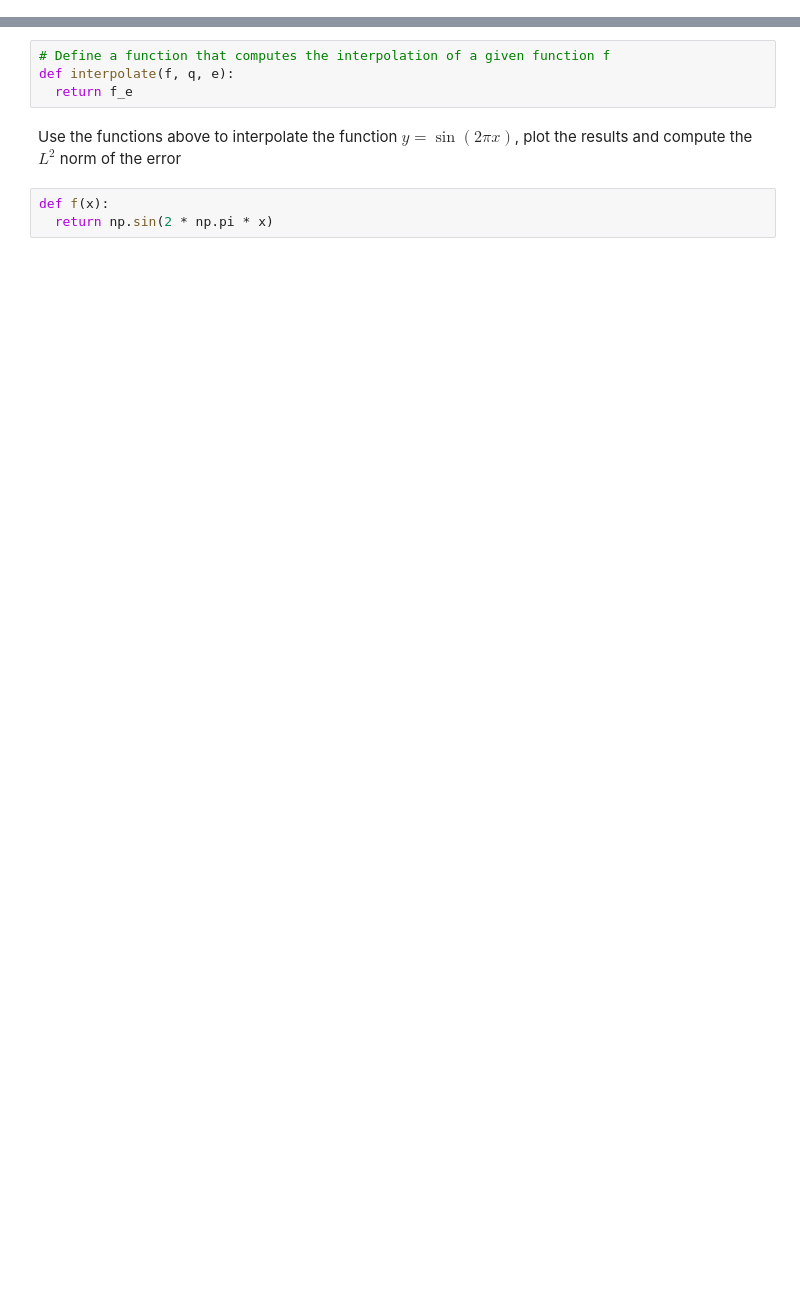
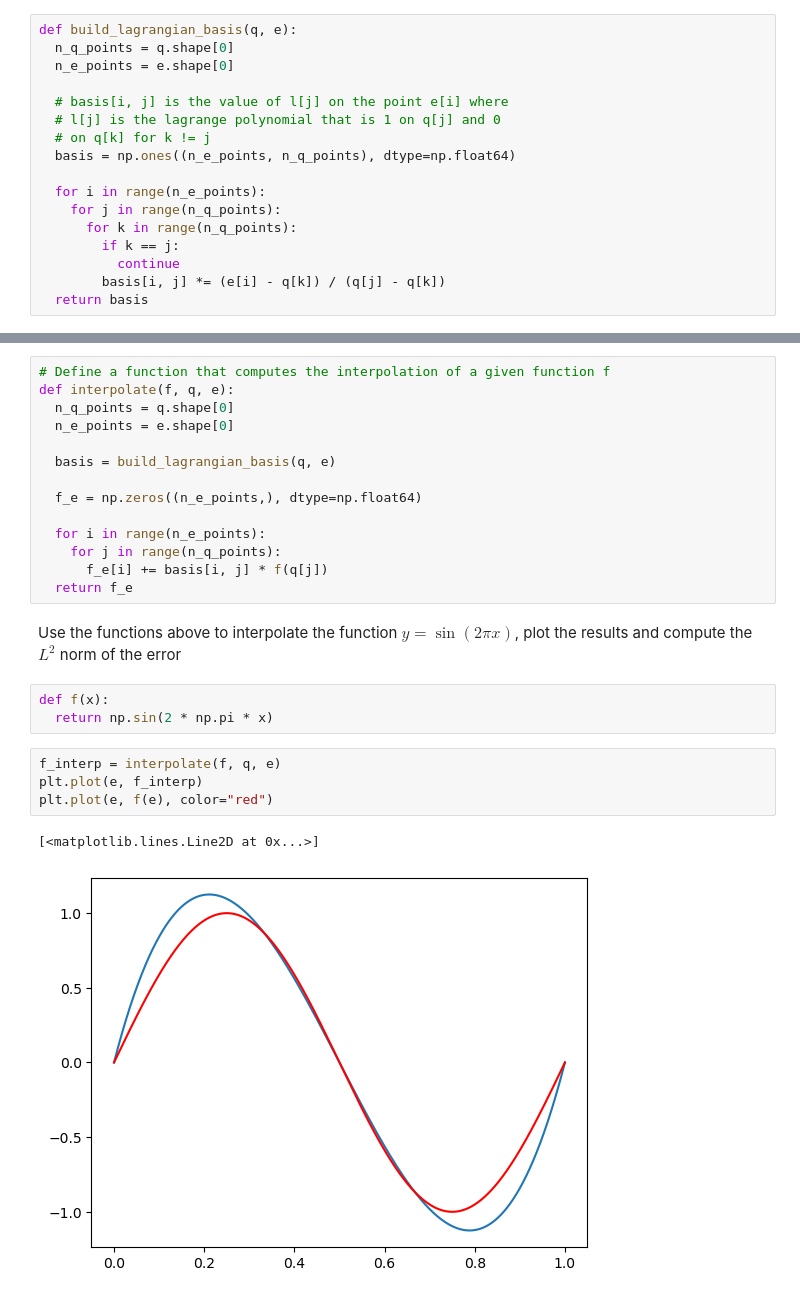
Before and after one commit to giovastabile/analisi_numerica, a Jupyter notebook: notebooks/04_polynomial_interpolation.ipynb, the cells around one changed output, grey strips where cells are left out. Drawn from its saved outputs; the diff is of its cells as text; blank space fills up the shorter version.

```diff
--- a/notebooks/04_polynomial_interpolation.ipynb
+++ b/notebooks/04_polynomial_interpolation.ipynb
@@ -57,3 +52,20 @@ def build_lagrangian_basis(q, e):
+# %%
+def build_lagrangian_basis(q, e):
+  n_q_points = q.shape[0]
+  n_e_points = e.shape[0]
+
+  # basis[i, j] is the value of l[j] on the point e[i] where
+  # l[j] is the lagrange polynomial that is 1 on q[j] and 0
+  # on q[k] for k != j
+  basis = np.ones((n_e_points, n_q_points), dtype=np.float64)
+
+  for i in range(n_e_points):
+    for j in range(n_q_points):
+      for k in range(n_q_points):
+        if k == j:
+          continue
+        basis[i, j] *= (e[i] - q[k]) / (q[j] - q[k])
+  return basis
 # %%
 # Plot the Computed basis functions in the case
 e = np.linspace(0, 1, 100)
@@ -64,9 +82,26 @@ plt.plot(e, basis)
 # %%
 # Define a function that computes the interpolation of a given function f
 def interpolate(f, q, e):
+  n_q_points = q.shape[0]
+  n_e_points = e.shape[0]
+
+  basis = build_lagrangian_basis(q, e)
+
+  f_e = np.zeros((n_e_points,), dtype=np.float64)
+
+  for i in range(n_e_points):
+    for j in range(n_q_points):
+      f_e[i] += basis[i, j] * f(q[j])
   return f_e
 # %% [markdown]
 Use the functions above to interpolate the function $y = \sin(2\pi x)$, plot the results and compute the $L^2$ norm of the error
 # %%
 def f(x):
   return np.sin(2 * np.pi * x)
+# %%
+f_interp = interpolate(f, q, e)
+plt.plot(e, f_interp)
+plt.plot(e, f(e), color="red")
+# %% [output]
+[<matplotlib.lines.Line2D at 0x...>]
+[figure, added]
```
Also changed, not shown: parts of 2 cells of this notebook.
